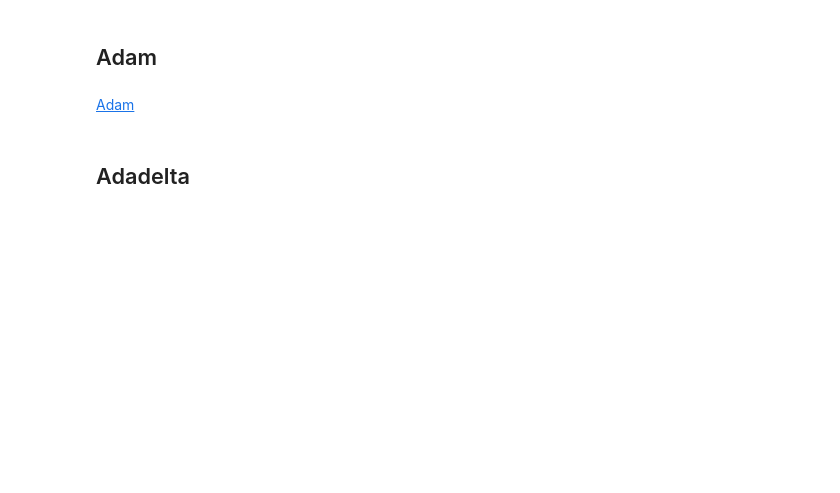
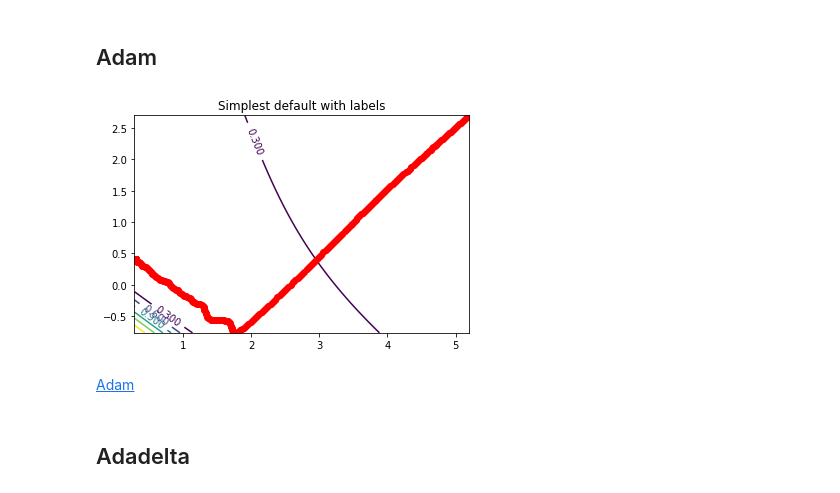
Before and after one commit to adamtiger/DeepLearningTutorial, a Jupyter notebook: DL8_Optimizers.ipynb, the cells around one changed output. Saved outputs shown, nothing was run; the diff lists cells and outputs as text; code cells hidden in the pictures; blank space fills up the shorter version.

```diff
--- a/DL8_Optimizers.ipynb
+++ b/DL8_Optimizers.ipynb
@@ -80,5 +113,11 @@ The formula:
 # %% [markdown]
 ## Adam
+# %%
+op = optimizers.Adam(0.8, 0.9, 0.03)
+path, view = optimize(x, op, 1000)
+plot_learning_path(view, loss, path)
+# %% [output]
+[figure, added]
 # %% [markdown]
 [Adam](https://arxiv.org/pdf/1412.6980.pdf)
 # %% [markdown]
```
Also changed, not shown: parts of 13 cells of this notebook, 1 other file.
